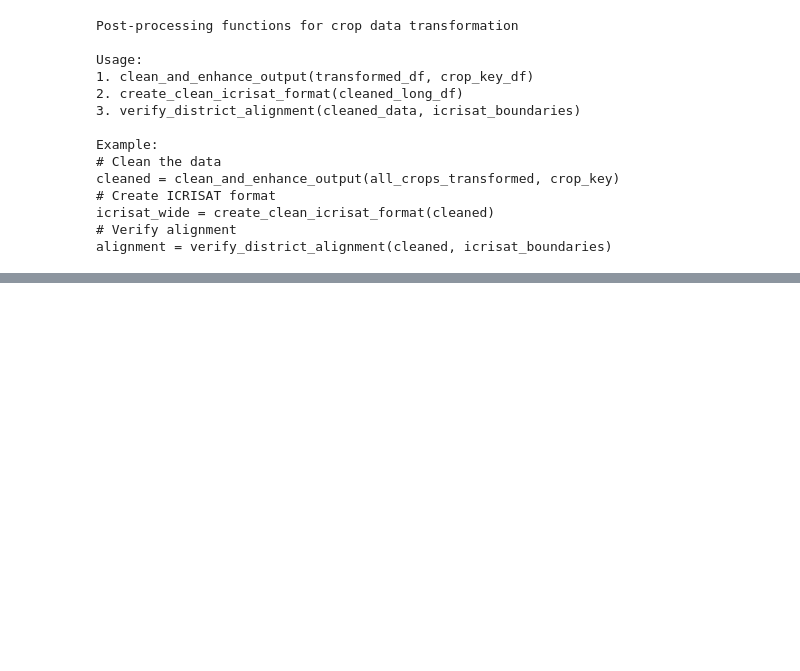
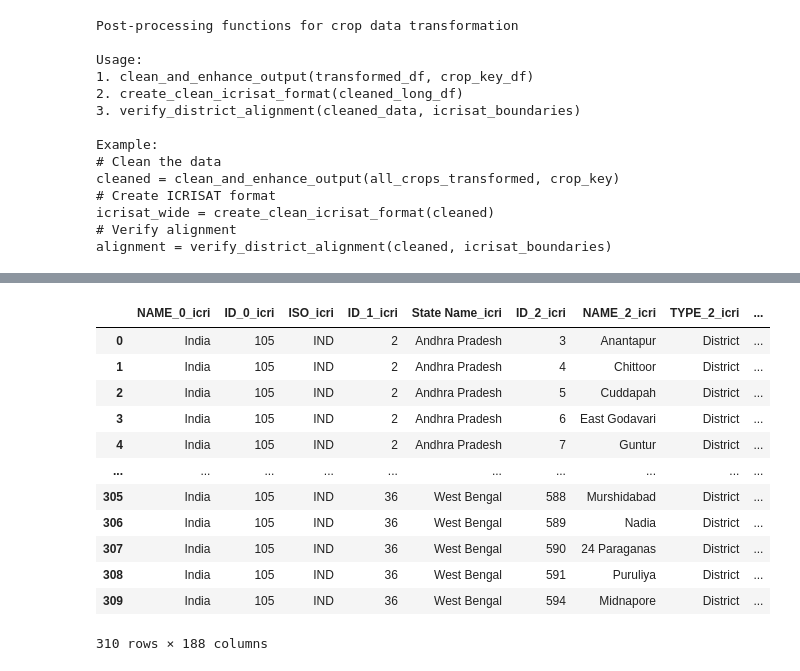
Before and after one commit to michaelmfoley/india_hybrid_methodology, a Jupyter notebook: mike/icrisat_and_hybrid/icrisat_weighting.ipynb, the cells around one changed output, grey strips where cells are left out. Saved outputs shown, nothing was run; the diff lists cells and outputs as text; code cells hidden in the pictures; blank space fills up the shorter version.

```diff
--- a/mike/icrisat_and_hybrid/icrisat_weighting.ipynb
+++ b/mike/icrisat_and_hybrid/icrisat_weighting.ipynb
@@ -1108,0 +1186,16 @@ NameError: name 'all_crops_transformed' is not defined
+# %%
+test
+# %% [output]
+|  | NAME_0_icri | ID_0_icri | ISO_icri | ID_1_icri | State Name_icri | ID_2_icri | NAME_2_icri | TYPE_2_icri | ... |
+| 0 | India | 105 | IND | 2 | Andhra Pradesh | 3 | Anantapur | District | ... |
+| 1 | India | 105 | IND | 2 | Andhra Pradesh | 4 | Chittoor | District | ... |
+| 2 | India | 105 | IND | 2 | Andhra Pradesh | 5 | Cuddapah | District | ... |
+| 3 | India | 105 | IND | 2 | Andhra Pradesh | 6 | East Godavari | District | ... |
+| 4 | India | 105 | IND | 2 | Andhra Pradesh | 7 | Guntur | District | ... |
+| ... | ... | ... | ... | ... | ... | ... | ... | ... | ... |
+| 305 | India | 105 | IND | 36 | West Bengal | 588 | Murshidabad | District | ... |
+| 306 | India | 105 | IND | 36 | West Bengal | 589 | Nadia | District | ... |
+| 307 | India | 105 | IND | 36 | West Bengal | 590 | 24 Paraganas | District | ... |
+| 308 | India | 105 | IND | 36 | West Bengal | 591 | Puruliya | District | ... |
+| 309 | India | 105 | IND | 36 | West Bengal | 594 | Midnapore | District | ... |
+310 rows × 188 columns
```
Also changed, not shown: parts of 9 cells of this notebook.
